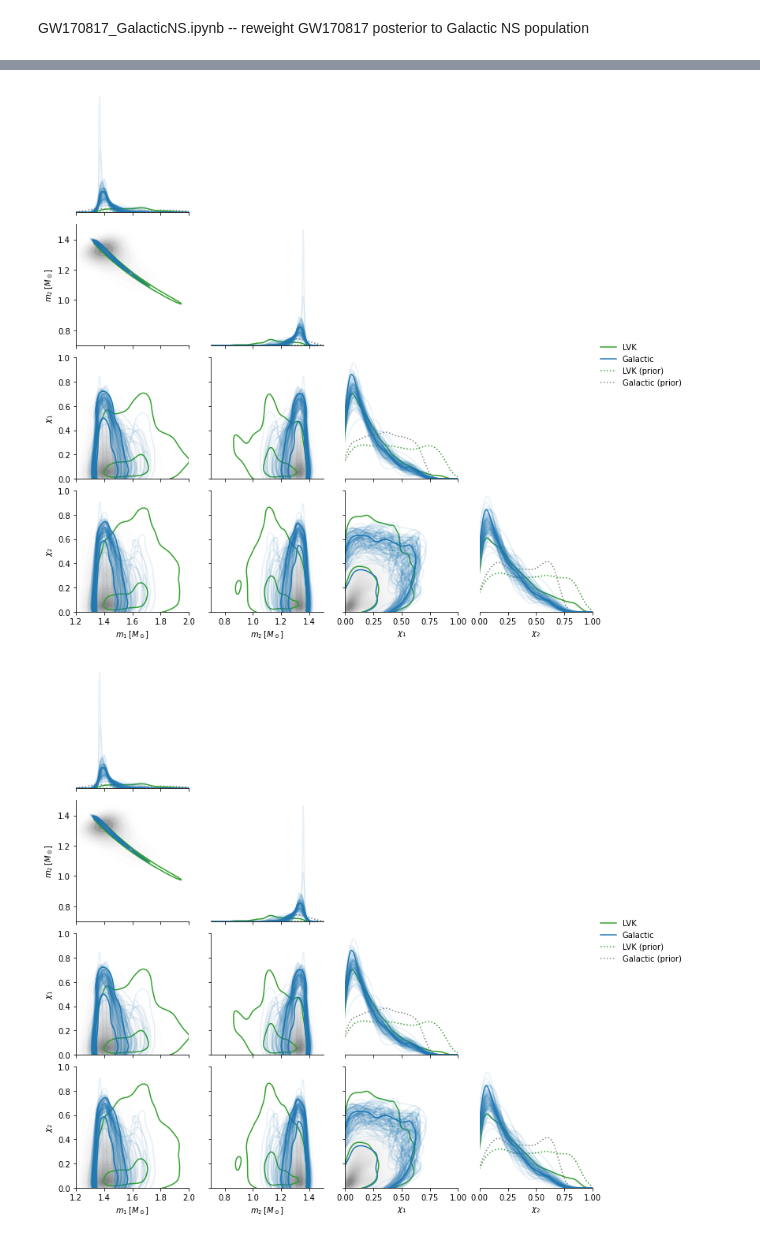
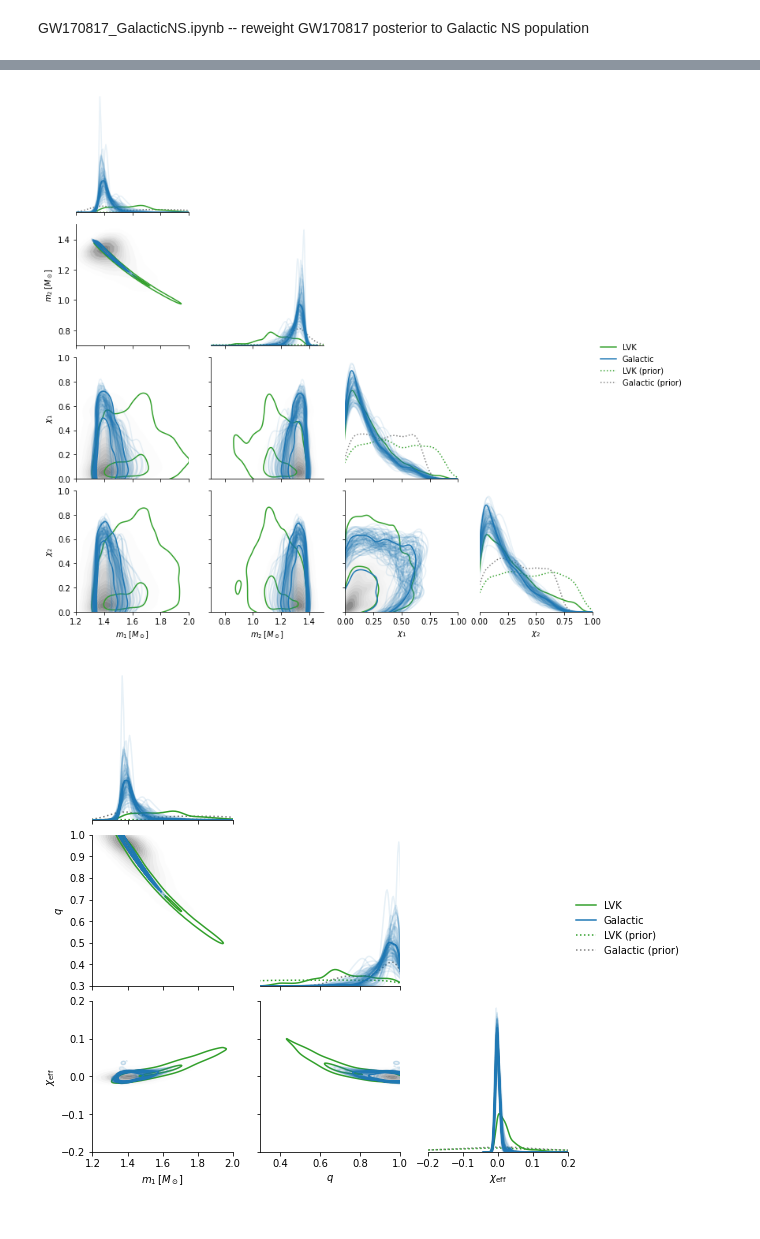
Before and after one commit to daniellmarc/reweighted-dns, a Jupyter notebook: GW170817_GalacticNS.ipynb, the cells around one changed output, grey strips where cells are left out. Drawn from its saved outputs; the diff is of its cells as text; code cells hidden in the pictures.

Commit message:
Update plots

```diff
--- a/GW170817_GalacticNS.ipynb
+++ b/GW170817_GalacticNS.ipynb
@@ -323,7 +323,7 @@ for key in palette.keys():
 def fancy_corner(df,vars,hue_col='prior',wt_col='massweight',lower_priors=lower_priors,diag_priors=diag_priors,prior_alpha=0.5,posts=posts,post_levels=[0.1,0.5],traces=traces,trace_levels=[0.1],trace_alpha=0.1,handles=handles,palette=palette,replacements=replacements,limits=limits):
 
   fig = sns.PairGrid(df, vars=vars, corner=True, diag_sharey=False)
-  fig.map_lower(sns.kdeplot, data=df.query(hue_col+' in @lower_priors'), weights=df[wt_col], levels=20, cmap='gray_r', fill=True, alpha=prior_alpha, antialiased=True)
+  fig.map_lower(sns.kdeplot, data=df.query(hue_col+' in @lower_priors'), weights=df[wt_col], levels=17, cmap='gray_r', fill=True, alpha=prior_alpha, antialiased=True)
   fig.map_diag(sns.kdeplot, data=df, hue=hue_col, hue_order=diag_priors, palette=palette, fill=False, ls=':', alpha=1, common_norm=False, weights=df[wt_col])
   fig.map_diag(sns.kdeplot, data=df, hue=hue_col, hue_order=posts, palette=palette, fill=False, common_norm=False, weights=df[wt_col])
   fig.map_diag(sns.kdeplot, data=df, hue=hue_col, hue_order=traces, palette=palette, fill=False, alpha=trace_alpha, common_norm=False, weights=df[wt_col])
@@ -358,13 +358,13 @@ fancy_corner(marg_df,["m1","q",'lambdatilde'])
 
 fancy_corner(marg_df,["m1","m2",'spin1','spin2'])
 # %% [output]
-[figure, old version]
+[figure, new version]
 # %%
 # make a corner plot of the spin sector in transformed variables
 
-fancy_corner(marg_df,["m1","m2",'spin1','spin2'])
+fancy_corner(marg_df,["m1","q",'chi_eff'])
 # %% [output]
-[figure, old version]
+[figure, new version]
 # %%
 # make a corner plot of all the observables
 
```
Also changed, not shown: parts of 6 cells of this notebook.
